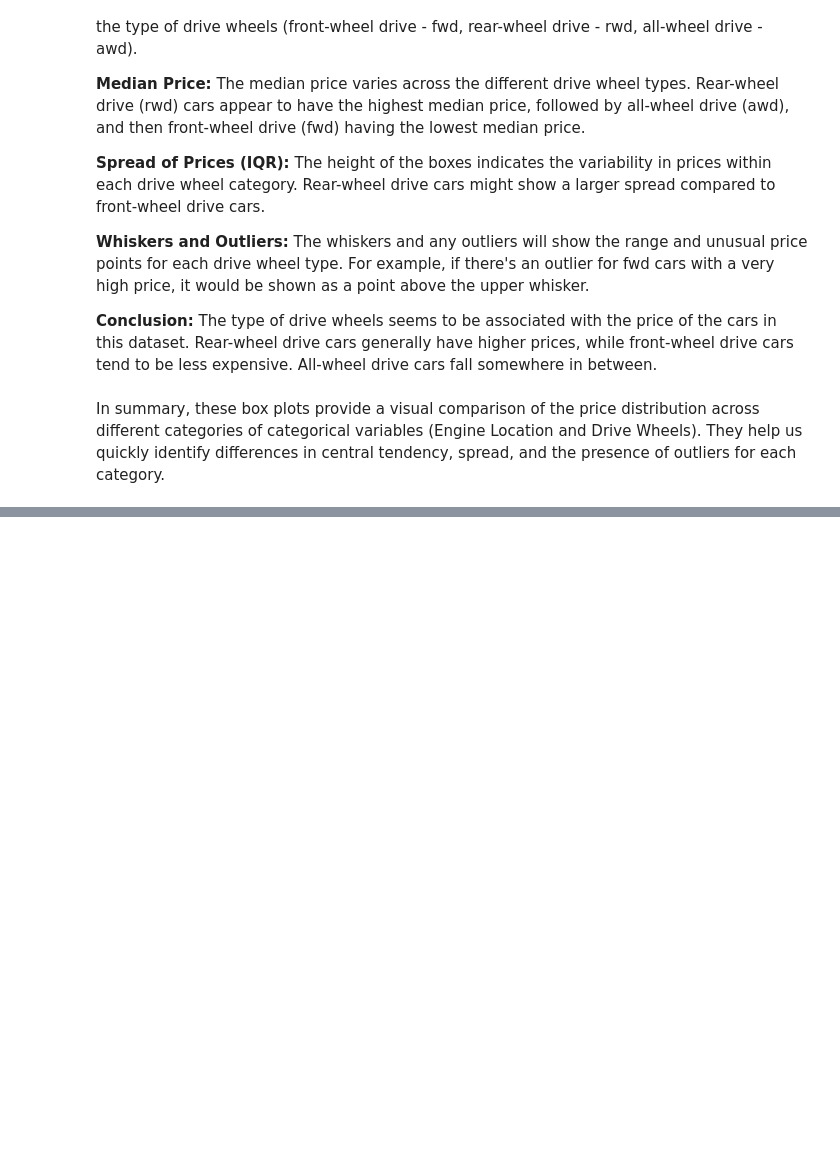
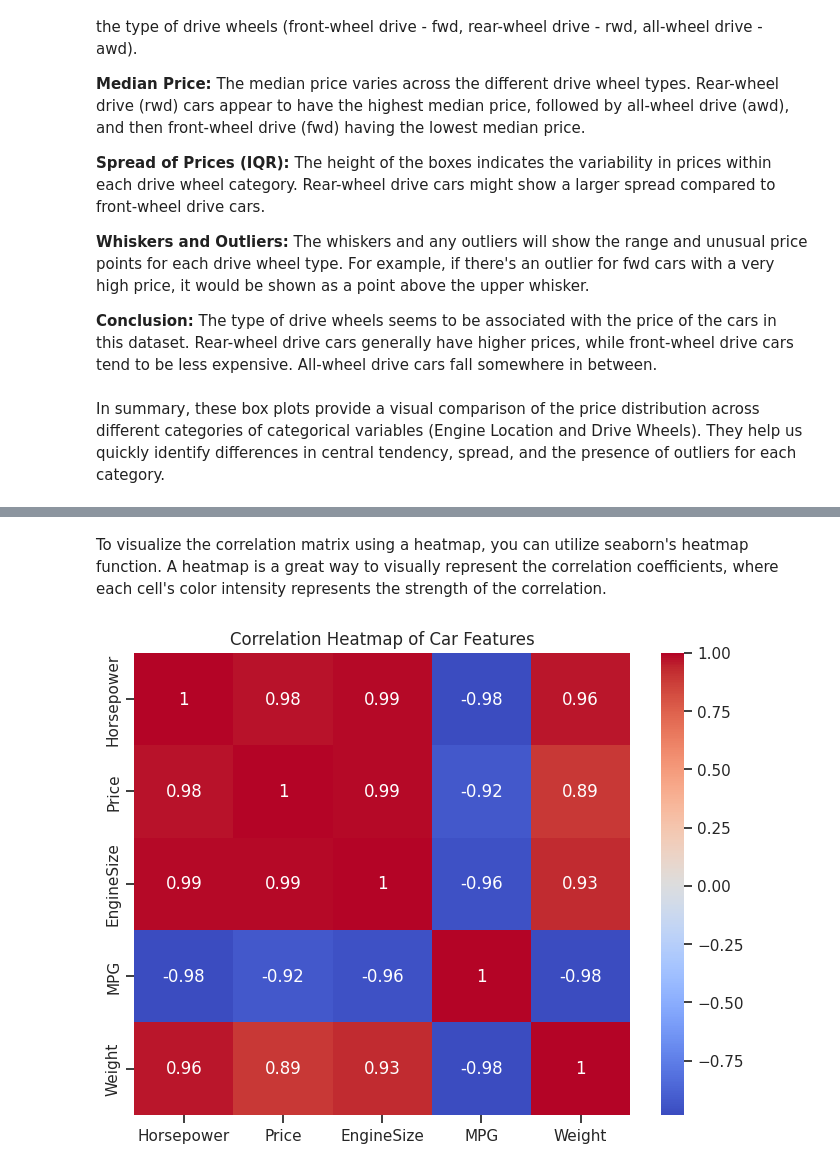
Before and after one commit to ShilpaVasista/Exploratory-Data-Analytics, a Jupyter notebook: Module_3_Part_II_Correlation.ipynb, the cells around one changed output, grey strips where cells are left out. Cells and saved outputs as stored; diff of their text form; code cells hidden in the pictures; blank space fills up the shorter version.

```diff
--- a/Module_3_Part_II_Correlation.ipynb
+++ b/Module_3_Part_II_Correlation.ipynb
@@ -783,0 +982,9 @@ In summary, these box plots provide a visual comparison of the price distributio
+# %%
+# Select only numeric columns
+df_numeric = df_extended.select_dtypes(include=[np.number])
+
+# Calculate the correlation matrix for numeric columns
+correlation = df_numeric.corr(method='pearson')
+
+# Display the correlation matrix
+print(correlation)
@@ -783,0 +1042,17 @@ In summary, these box plots provide a visual comparison of the price distributio
+# %% [markdown]
+To visualize the correlation matrix using a heatmap, you can utilize seaborn's heatmap function. A heatmap is a great way to visually represent the correlation coefficients, where each cell's color intensity represents the strength of the correlation.
+# %%
+import seaborn as sns
+import matplotlib.pyplot as plt
+
+# Generate the heatmap
+plt.figure(figsize=(8, 6))  # Optional: Adjust the size of the plot
+sns.heatmap(correlation, annot=True, cmap="coolwarm", xticklabels=correlation.columns, yticklabels=correlation.columns)
+
+# Add title to the plot
+plt.title("Correlation Heatmap of Car Features")
+
+# Show the plot
+plt.show()
+# %% [output]
+[figure, added]
```
Also changed, not shown: parts of 13 cells of this notebook.
